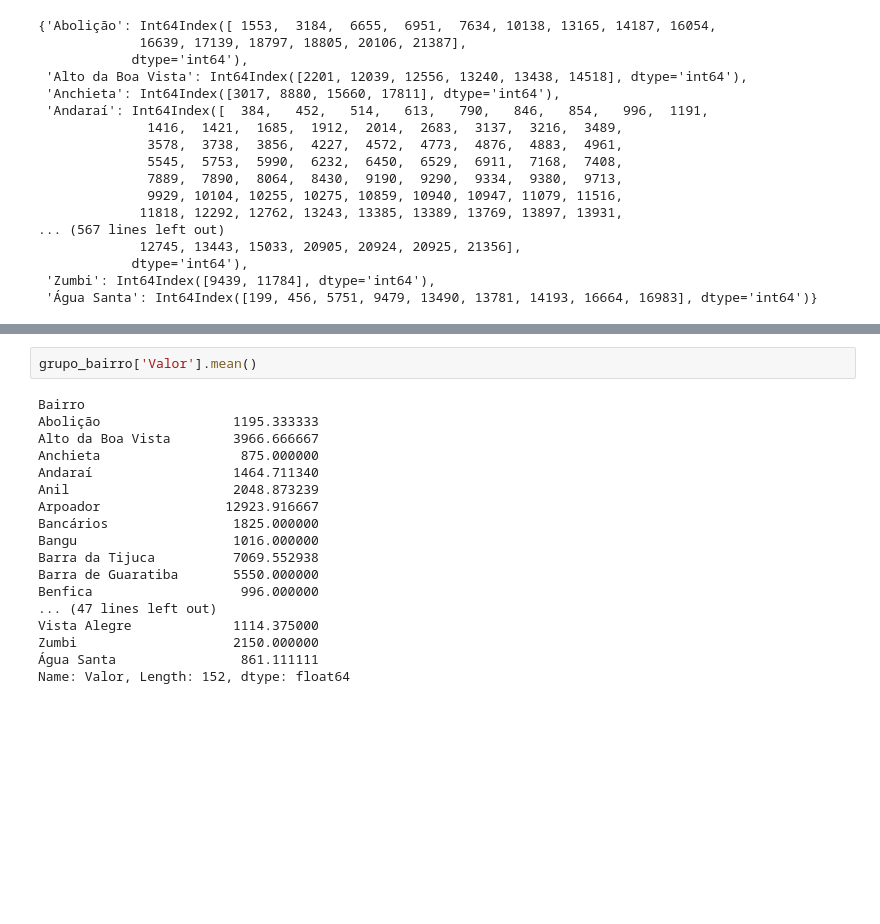
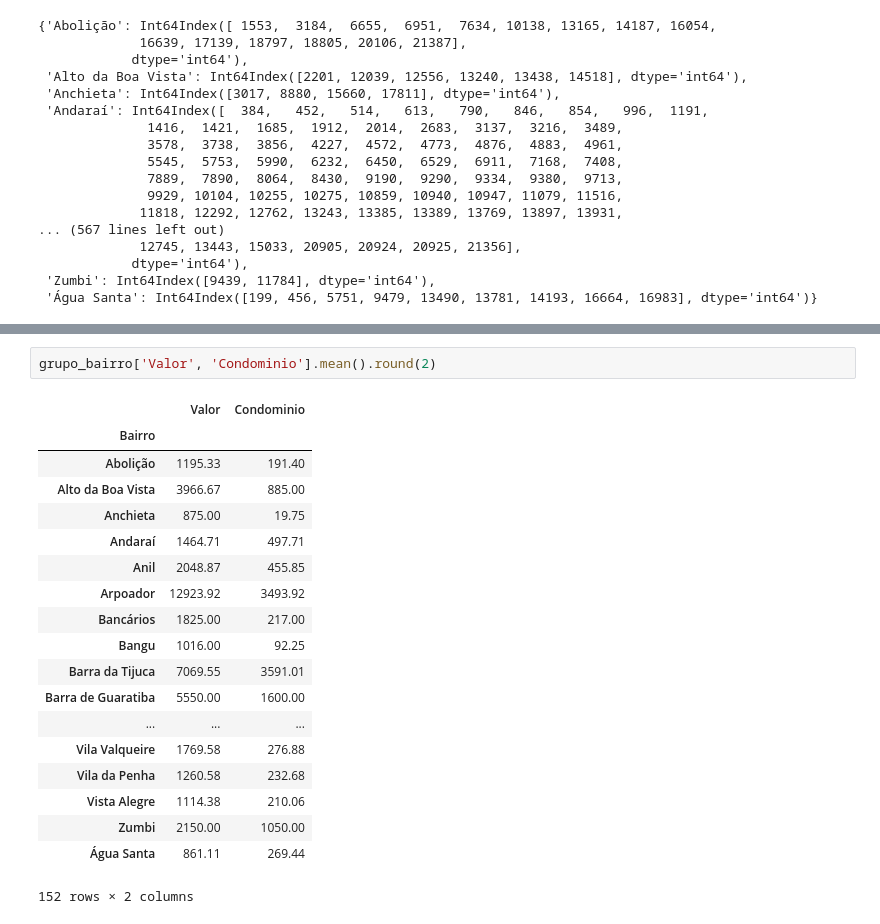
Before and after one commit to AlyssonRhuan/ds_introducaopandas, a Jupyter notebook: Criando agrupamentos.ipynb, the cells around one changed output, grey strips where cells are left out. Drawn from its saved outputs; the diff is of its cells as text; blank space fills up the shorter version.

```diff
--- a/Criando agrupamentos.ipynb
+++ b/Criando agrupamentos.ipynb
@@ -89,22 +89,24 @@ Vista Alegre -> 1114.375
 Zumbi -> 2150.0
 Água Santa -> 861.1111111111111
 # %%
-grupo_bairro['Valor'].mean()
+grupo_bairro['Valor', 'Condominio'].mean().round(2)
 # %% [output]
+|  | Valor | Condominio |
+| Bairro |  |  |
+| Abolição | 1195.33 | 191.40 |
+| Alto da Boa Vista | 3966.67 | 885.00 |
+| Anchieta | 875.00 | 19.75 |
+| Andaraí | 1464.71 | 497.71 |
+| Anil | 2048.87 | 455.85 |
+| Arpoador | 12923.92 | 3493.92 |
+| Bancários | 1825.00 | 217.00 |
+| Bangu | 1016.00 | 92.25 |
+| Barra da Tijuca | 7069.55 | 3591.01 |
+| Barra de Guaratiba | 5550.00 | 1600.00 |
+| ... | ... | ... |
+| Vila Valqueire | 1769.58 | 276.88 |
+| Vila da Penha | 1260.58 | 232.68 |
+| Vista Alegre | 1114.38 | 210.06 |
+| Zumbi | 2150.00 | 1050.00 |
+| Água Santa | 861.11 | 269.44 |
-Bairro
-Abolição                 1195.333333
-Alto da Boa Vista        3966.666667
-Anchieta                  875.000000
-Andaraí                  1464.711340
-Anil                     2048.873239
-Arpoador                12923.916667
-Bancários                1825.000000
-Bangu                    1016.000000
-Barra da Tijuca          7069.552938
-Barra de Guaratiba       5550.000000
-Benfica                   996.000000
-... (47 lines left out)
-Vista Alegre             1114.375000
-Zumbi                    2150.000000
-Água Santa                861.111111
-Name: Valor, Length: 152, dtype: float64
+152 rows × 2 columns
```
Also changed, not shown: parts of 8 cells of this notebook.
